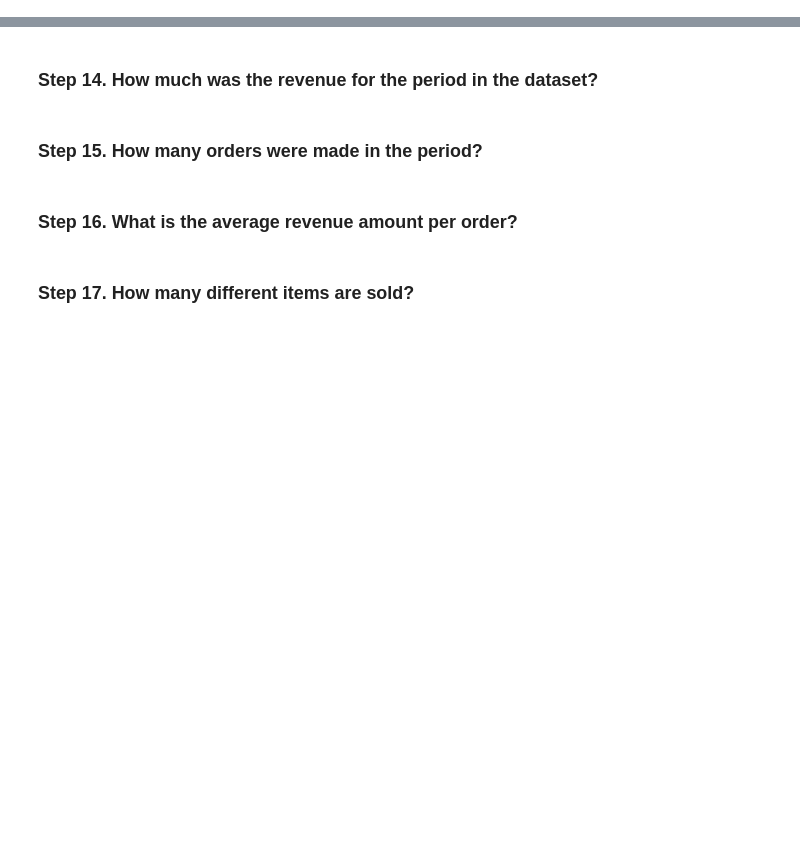
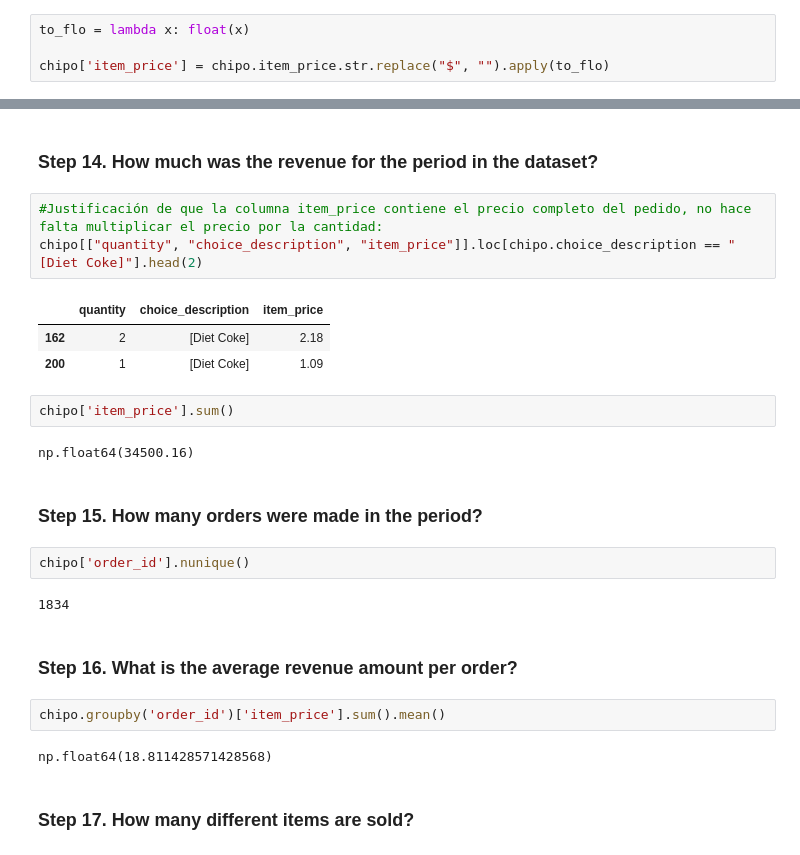
Before and after one commit to hichamsergi/Hacker-Rank, a Jupyter notebook: Pandas_exercise/MACRO.ipynb, the cells around one changed output, grey strips where cells are left out. Cells and saved outputs as stored; diff of their text form; blank space fills up the shorter version.

```diff
--- a/Pandas_exercise/MACRO.ipynb
+++ b/Pandas_exercise/MACRO.ipynb
@@ -32,4 +105,8 @@ import numpy as np
 # %% [markdown]
 #### Step 13.b. Create a lambda function and change the type of item price
+# %%
+to_flo = lambda x: float(x)
+
+chipo['item_price'] = chipo.item_price.str.replace("$", "").apply(to_flo)
 # %% [markdown]
 #### Step 13.c. Check the item price type
@@ -36,8 +128,27 @@ import numpy as np
 # %% [markdown]
 ### Step 14. How much was the revenue for the period in the dataset?
+# %%
+#Justificación de que la columna item_price contiene el precio completo del pedido, no hace falta multiplicar el precio por la cantidad:
+chipo[["quantity", "choice_description", "item_price"]].loc[chipo.choice_description == "[Diet Coke]"].head(2)
+# %% [output]
+|  | quantity | choice_description | item_price |
+| 162 | 2 | [Diet Coke] | 2.18 |
+| 200 | 1 | [Diet Coke] | 1.09 |
+# %%
+chipo['item_price'].sum()
+# %% [output]
+np.float64(34500.16)
 # %% [markdown]
 ### Step 15. How many orders were made in the period?
+# %%
+chipo['order_id'].nunique()
+# %% [output]
+1834
 # %% [markdown]
 ### Step 16. What is the average revenue amount per order?
+# %%
+chipo.groupby('order_id')['item_price'].sum().mean()
+# %% [output]
+np.float64(18.811428571428568)
 # %% [markdown]
 ### Step 17. How many different items are sold?
```
Also changed, not shown: parts of 15 cells of this notebook.
